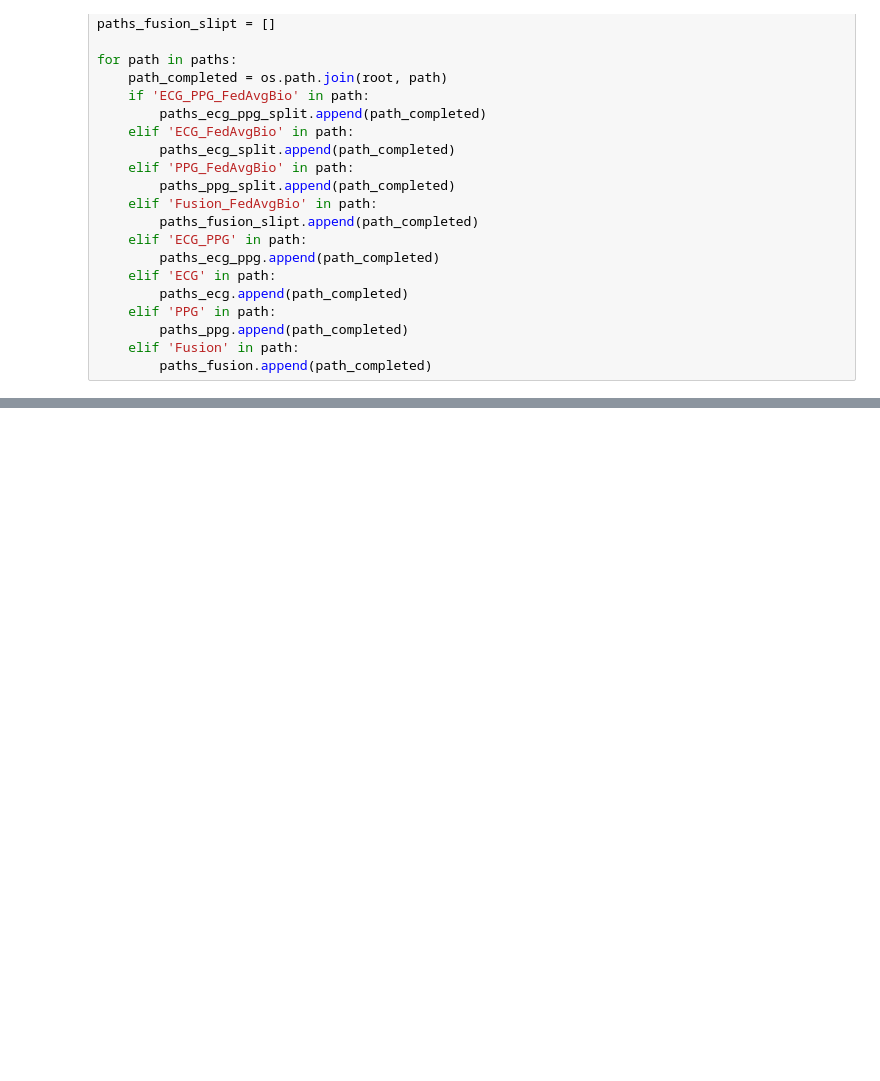
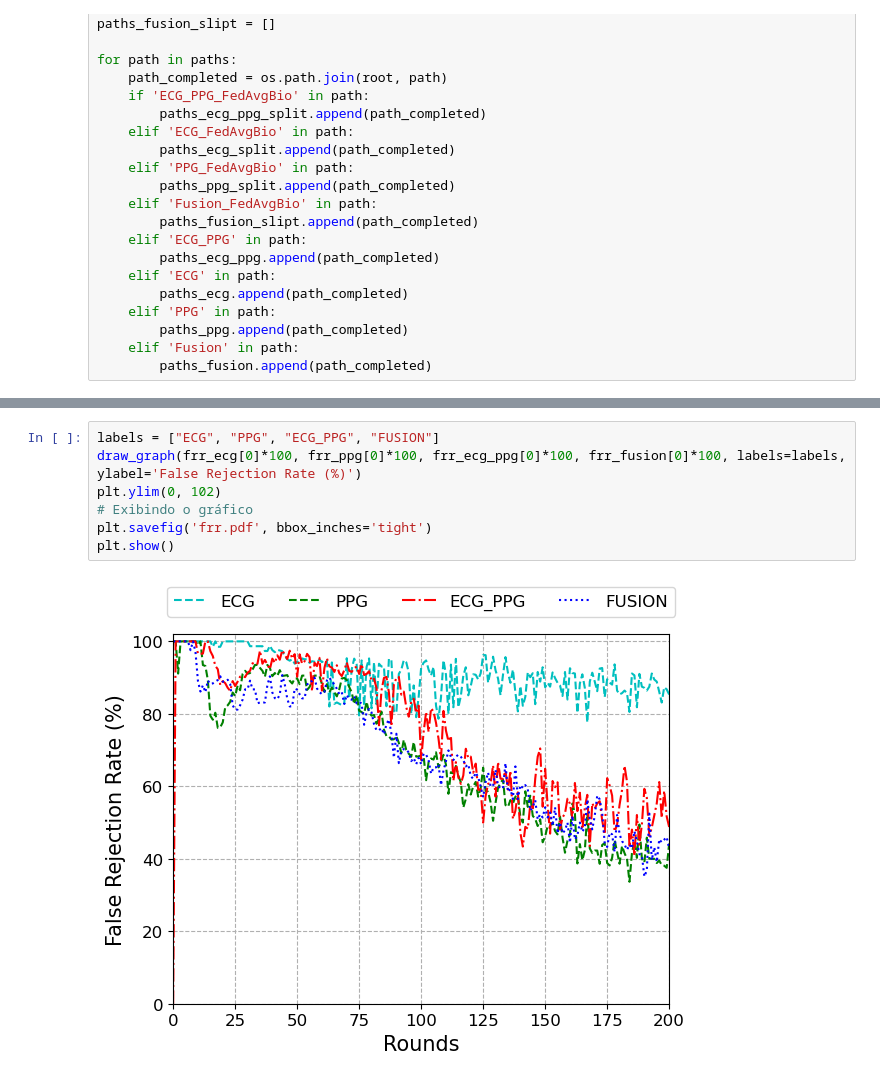
Before and after one commit to OrenanM/ECG_PPG_FL, a Jupyter notebook: results/graphs/graphs_results.ipynb, the cells around one changed output, grey strips where cells are left out. Saved outputs shown, nothing was run; the diff lists cells and outputs as text; blank space fills up the shorter version.

```diff
--- a/results/graphs/graphs_results.ipynb
+++ b/results/graphs/graphs_results.ipynb
@@ -240,0 +99,9 @@ plt.show()
+# %%
+labels = ["ECG", "PPG", "ECG_PPG", "FUSION"]
+draw_graph(frr_ecg[0]*100, frr_ppg[0]*100, frr_ecg_ppg[0]*100, frr_fusion[0]*100, labels=labels, ylabel='False Rejection Rate (%)')
+plt.ylim(0, 102)
+# Exibindo o gráfico
+plt.savefig('frr.pdf', bbox_inches='tight')
+plt.show()
+# %% [output]
+[figure, added]
```
Also changed, not shown: parts of 21 cells of this notebook, 3 other files.
